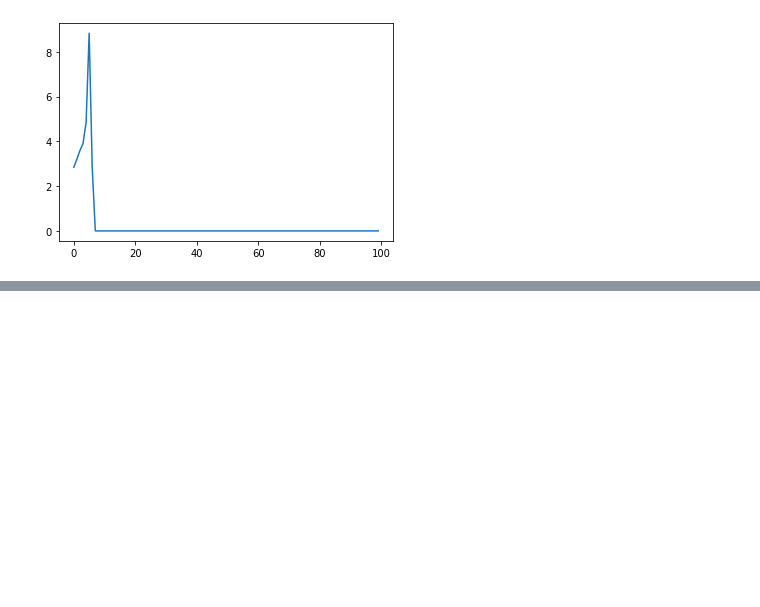
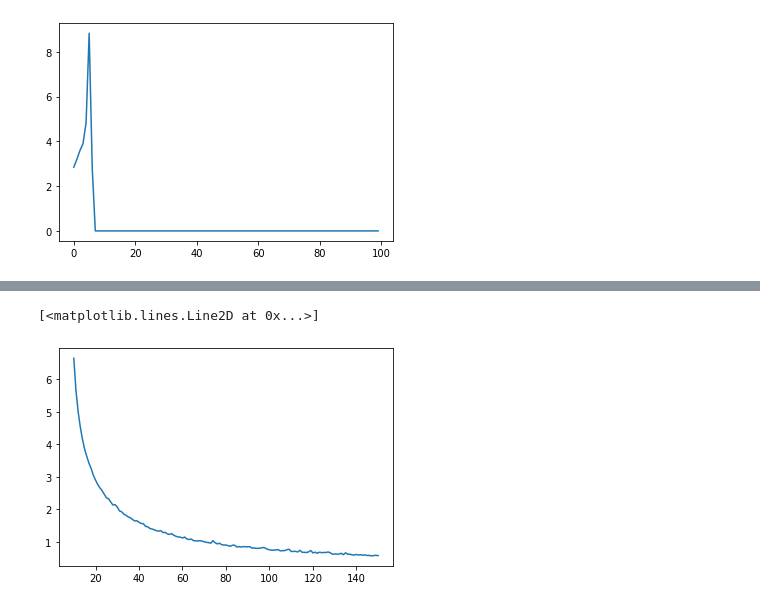
Before and after one commit to Zelenyy/phd-code, a Jupyter notebook: notebooks/16.Sattelite.ipynb, the cells around one changed output, grey strips where cells are left out. Cells and saved outputs as stored; diff of their text form; code cells hidden in the pictures; blank space fills up the shorter version.

```diff
--- a/notebooks/16.Sattelite.ipynb
+++ b/notebooks/16.Sattelite.ipynb
@@ -52,0 +68,10 @@ with tables.open_file(path) as h5file:
+# %%
+points = np.zeros(shape=(data.size, 3))
+points[:, 0] = data["energy"][:]
+points[:, 1] = data["theta"][:]
+points[:, 2] = data["shift"][:]
+# %%
+values = data["mean"][:, 0]
+# %%
+%%time
+interpolator = LinearNDInterpolator(points, values)
@@ -52,0 +81,10 @@ with tables.open_file(path) as h5file:
+# %%
+indx = np.logical_and(data["shift"] == 0.0, data["theta"] == 0.0)
+test_points = data[indx]["energy"]
+# %%
+x = np.zeros(shape=(test_points.size, 3))
+x[:, 0 ] = test_points
+plt.plot(test_points, interpolator(x))
+# %% [output]
+[<matplotlib.lines.Line2D at 0x...>]
+[figure, added]
```
Also changed, not shown: parts of 14 cells of this notebook, 2 other files.
